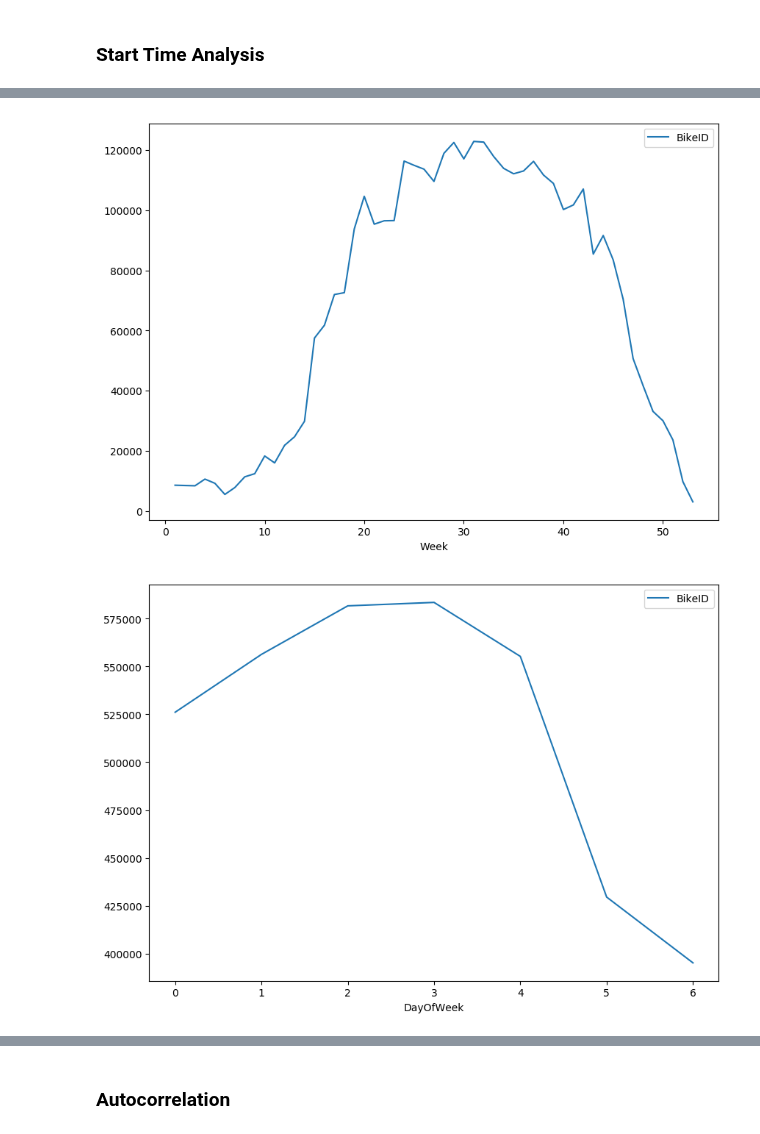
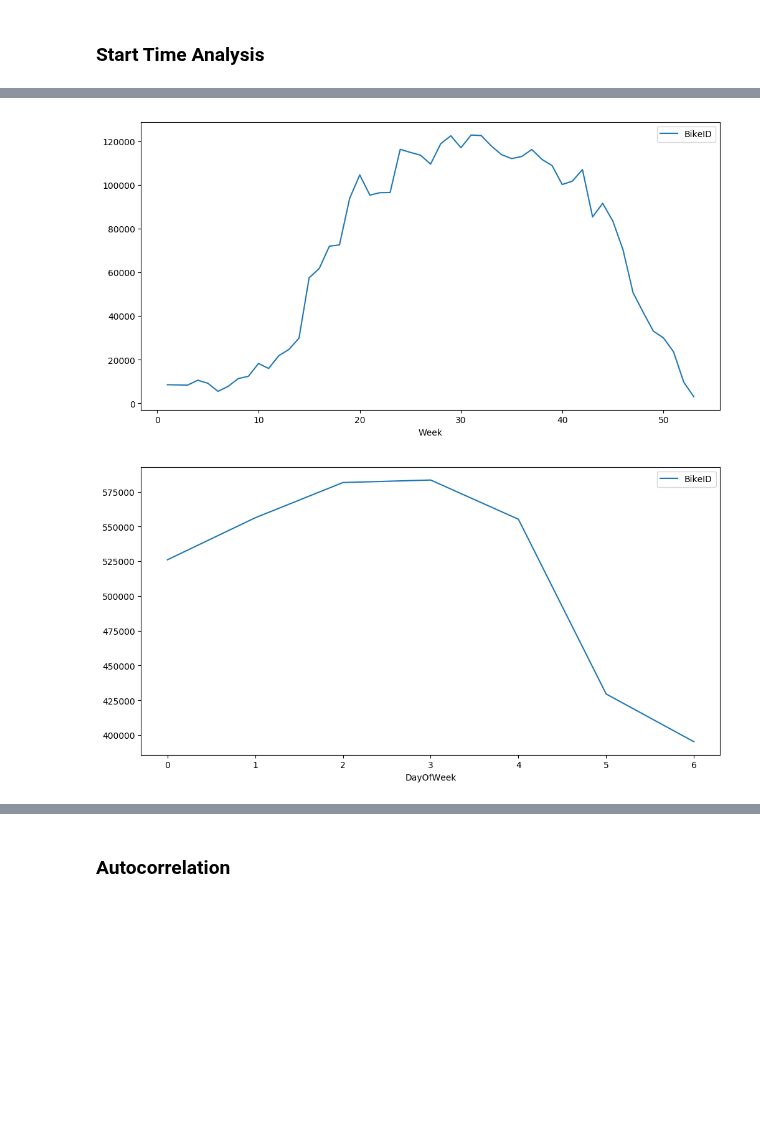
Before and after one commit to cneiderer/Class_Projects, a Jupyter notebook: Project5/Modeling.ipynb, the cells around one changed output, grey strips where cells are left out. Saved outputs shown, nothing was run; the diff lists cells and outputs as text; code cells hidden in the pictures; blank space fills up the shorter version.

```diff
--- a/Project5/Modeling.ipynb
+++ b/Project5/Modeling.ipynb
@@ -284,15 +299,15 @@ pt_month.plot(figsize=(10,7));
 # %%
 # Rides per Week
 pt_week = start_df.pivot_table(index="Week", values="BikeID", aggfunc="count")
-pt_week.plot(figsize=(10,7));
+pt_week.plot(figsize=(12,6));
 # %% [output]
-[figure, old version]
+[figure, new version]
 # %%
 # Rides per Day
 pt_dayofweek = start_df.pivot_table(index="DayOfWeek", values="BikeID", aggfunc="count")
-pt_dayofweek.plot(figsize=(10,7));
+pt_dayofweek.plot(figsize=(12,6));
 # %% [output]
-[figure, old version]
+[figure, new version]
 # %%
 # Rides per Hr
 pt_dayofweek = start_df.pivot_table(index="Hour", values="BikeID", aggfunc="count")
```
Also changed, not shown: parts of 51 cells of this notebook, 1 other file.
